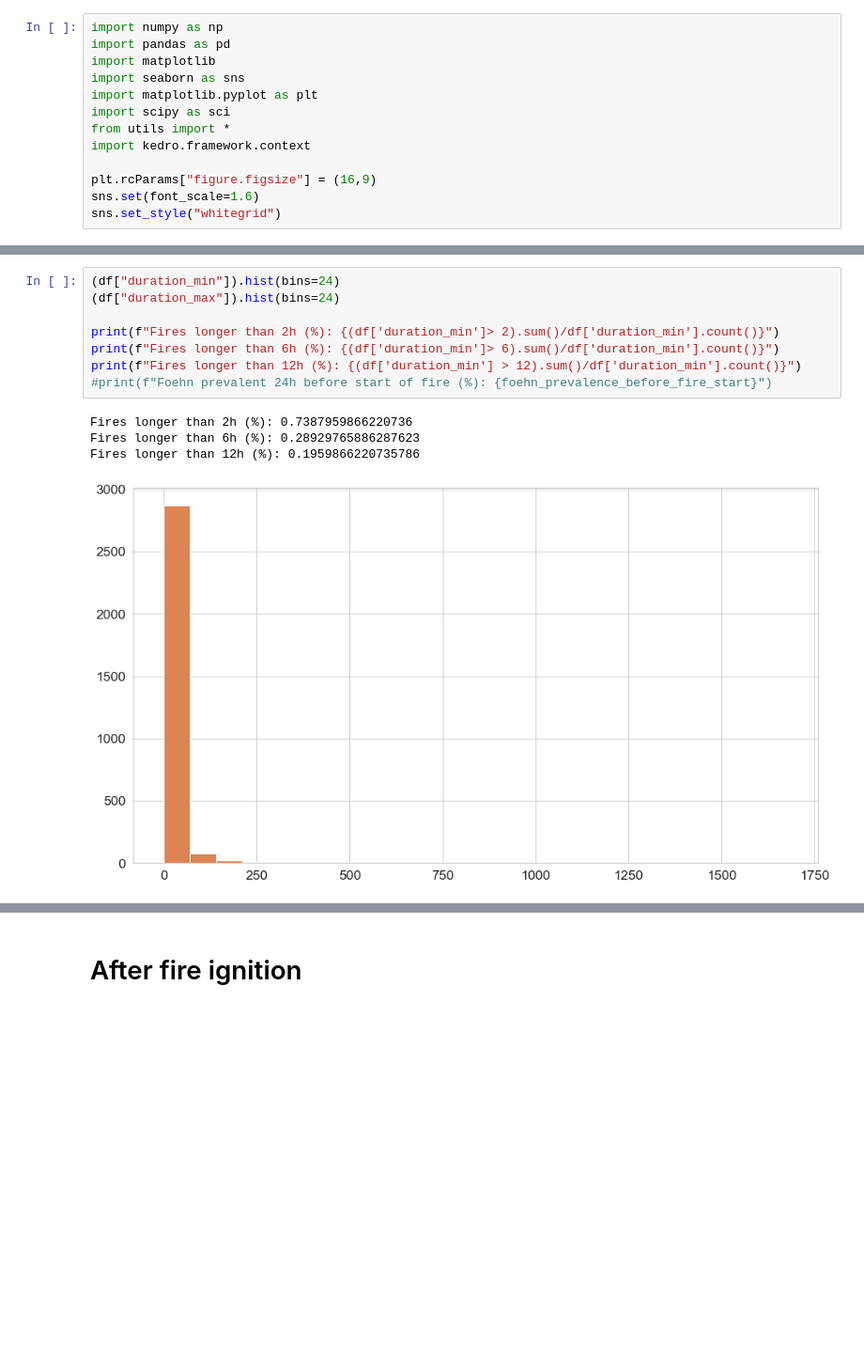
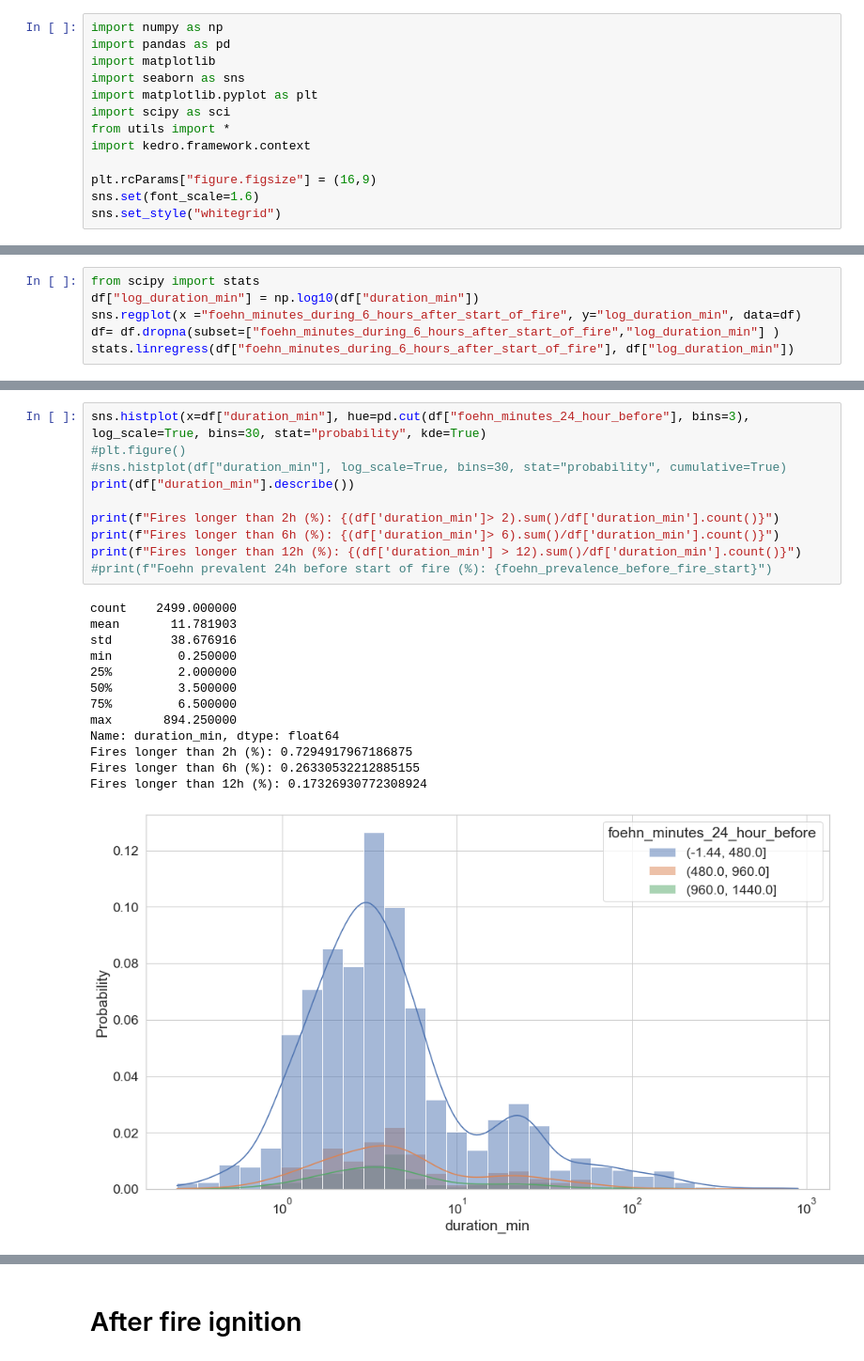
Before and after one commit to ch-mon/foehn-fire-impact, a Jupyter notebook: notebooks/02_descriptive_analysis/data_exploration.ipynb, the cells around one changed output, grey strips where cells are left out. Shown at 94% size. Drawn from its saved outputs; the diff is of its cells as text; blank space fills up the shorter version.

Commit message:
Worked in feedback from WSL fire experts

```diff
--- a/notebooks/02_descriptive_analysis/data_exploration.ipynb
+++ b/notebooks/02_descriptive_analysis/data_exploration.ipynb
@@ -43,0 +56,6 @@ Foehn prevalent 24h before start of fire (%): 0.36811802806765026
+# %%
+from scipy import stats
+df["log_duration_min"] = np.log10(df["duration_min"])
+sns.regplot(x ="foehn_minutes_during_6_hours_after_start_of_fire", y="log_duration_min", data=df)
+df= df.dropna(subset=["foehn_minutes_during_6_hours_after_start_of_fire","log_duration_min"] )
+stats.linregress(df["foehn_minutes_during_6_hours_after_start_of_fire"], df["log_duration_min"])
@@ -44,16 +70,27 @@ Foehn prevalent 24h before start of fire (%): 0.36811802806765026
 # %%
-(df["duration_min"]).hist(bins=24)
-(df["duration_max"]).hist(bins=24)
+sns.histplot(x=df["duration_min"], hue=pd.cut(df["foehn_minutes_24_hour_before"], bins=3), log_scale=True, bins=30, stat="probability", kde=True)
+#plt.figure()
+#sns.histplot(df["duration_min"], log_scale=True, bins=30, stat="probability", cumulative=True)
+print(df["duration_min"].describe())
 
 print(f"Fires longer than 2h (%): {(df['duration_min']> 2).sum()/df['duration_min'].count()}")
 print(f"Fires longer than 6h (%): {(df['duration_min']> 6).sum()/df['duration_min'].count()}")
 print(f"Fires longer than 12h (%): {(df['duration_min'] > 12).sum()/df['duration_min'].count()}")
 #print(f"Foehn prevalent 24h before start of fire (%): {foehn_prevalence_before_fire_start}")
 # %% [output]
-Fires longer than 2h (%): 0.7387959866220736
-Fires longer than 6h (%): 0.28929765886287623
-Fires longer than 12h (%): 0.1959866220735786
+count    2499.000000
+mean       11.781903
+std        38.676916
+min         0.250000
+25%         2.000000
+50%         3.500000
+75%         6.500000
+max       894.250000
+Name: duration_min, dtype: float64
+Fires longer than 2h (%): 0.7294917967186875
+Fires longer than 6h (%): 0.26330532212885155
+Fires longer than 12h (%): 0.17326930772308924
-[figure, old version]
+[figure, new version]
 # %%
 df.loc[:, "fire_regime"].value_counts(dropna=False, normalize=False)
 # %% [output]
```
Also changed, not shown: parts of 26 cells of this notebook, 7 other files.
